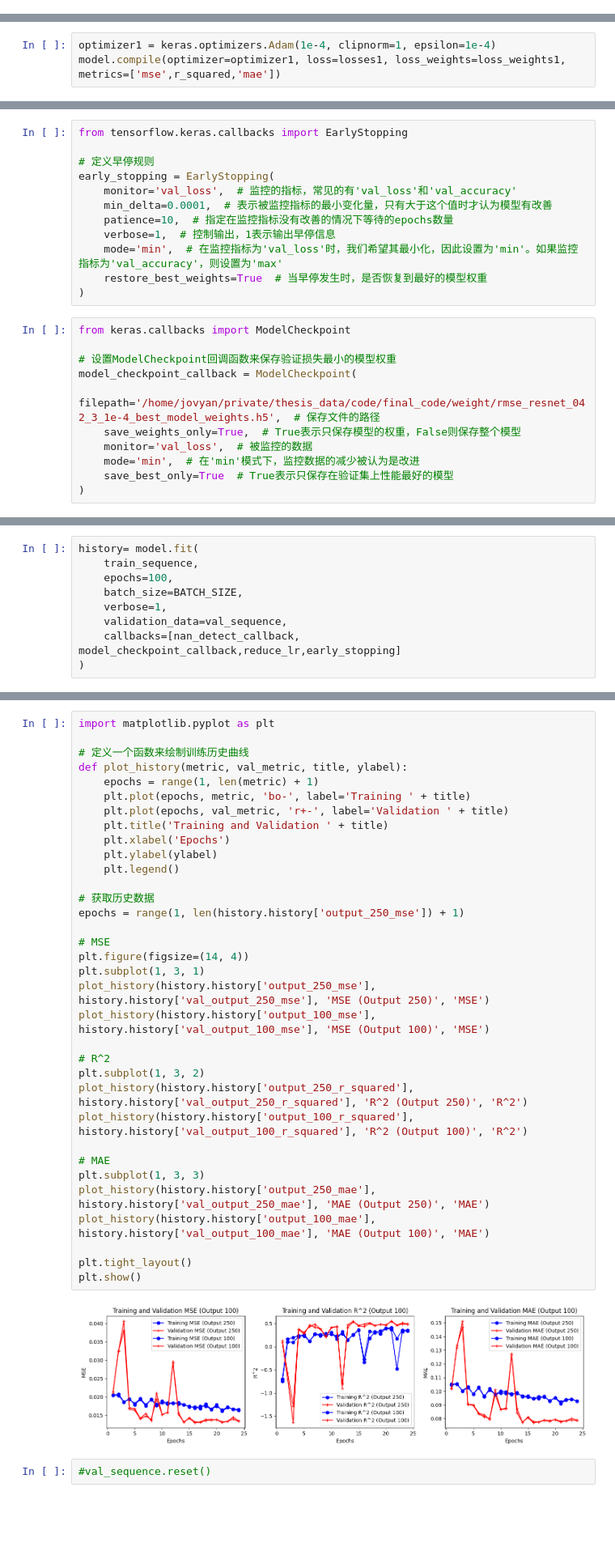
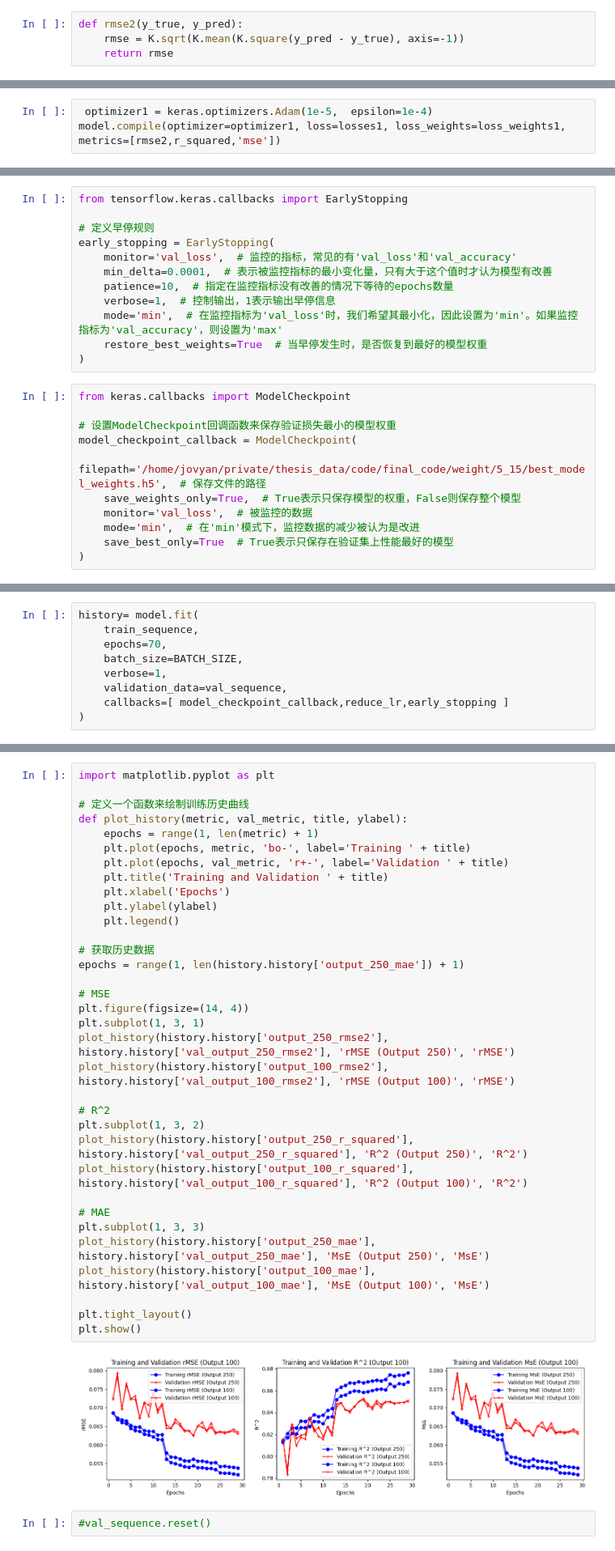
Before and after one commit to liuyi0316/deep-learning-based-multi-source-data-fusion-for-biomass-estimation, a Jupyter notebook: multimodal.ipynb, the cells around one changed output, grey strips where cells are left out. Shown at 81% size. Drawn from its saved outputs; the diff is of its cells as text; blank space fills up the shorter version.

```diff
--- a/multimodal.ipynb
+++ b/multimodal.ipynb
@@ -605,5 +588,9 @@ loss_weights1 = {
 # %%
 from keras import backend as K
+# %%
+def rmse2(y_true, y_pred):
+    rmse = K.sqrt(K.mean(K.square(y_pred - y_true), axis=-1))
+    return rmse
 # %%
 # 自定义 R² 指标函数
 def r_squared(y_true, y_pred):
@@ -627,5 +617,5 @@ class DetectNaNCallback(Callback):
             print(f'NaN detected in weights at epoch {epoch}')
             self.model.stop_training = True
 # %%
-optimizer1 = keras.optimizers.Adam(1e-4, clipnorm=1, epsilon=1e-4)
-model.compile(optimizer=optimizer1, loss=losses1, loss_weights=loss_weights1, metrics=['mse',r_squared,'mae'])
+ optimizer1 = keras.optimizers.Adam(1e-5,  epsilon=1e-4)
+model.compile(optimizer=optimizer1, loss=losses1, loss_weights=loss_weights1, metrics=[rmse2,r_squared,'mse'])
@@ -660,7 +652,7 @@ from keras.callbacks import ModelCheckpoint
 
 # 设置ModelCheckpoint回调函数来保存验证损失最小的模型权重
 model_checkpoint_callback = ModelCheckpoint(
-    filepath='/home/jovyan/private/thesis_data/code/final_code/weight/rmse_resnet_042_3_1e-4_best_model_weights.h5',  # 保存文件的路径
+    filepath='/home/jovyan/private/thesis_data/code/final_code/weight/5_15/best_model_weights.h5',  # 保存文件的路径
     save_weights_only=True,  # True表示只保存模型的权重，False则保存整个模型
     monitor='val_loss',  # 被监控的数据
     mode='min',  # 在'min'模式下，监控数据的减少被认为是改进
@@ -673,10 +668,10 @@ model_checkpoint_callback = ModelCheckpoint(
 # %%
 history= model.fit(
     train_sequence,
-    epochs=100,
+    epochs=70,
     batch_size=BATCH_SIZE,
     verbose=1,
     validation_data=val_sequence,
-    callbacks=[nan_detect_callback, model_checkpoint_callback,reduce_lr,early_stopping]
+    callbacks=[ model_checkpoint_callback,reduce_lr,early_stopping ]
 )
 # %% [output]
@@ -718,38 +713,38 @@ plt.show()
 # %%
 import matplotlib.pyplot as plt
 
 # 定义一个函数来绘制训练历史曲线
 def plot_history(metric, val_metric, title, ylabel):
     epochs = range(1, len(metric) + 1)
     plt.plot(epochs, metric, 'bo-', label='Training ' + title)
     plt.plot(epochs, val_metric, 'r+-', label='Validation ' + title)
     plt.title('Training and Validation ' + title)
     plt.xlabel('Epochs')
     plt.ylabel(ylabel)
     plt.legend()
 
 # 获取历史数据
-epochs = range(1, len(history.history['output_250_mse']) + 1)
+epochs = range(1, len(history.history['output_250_mae']) + 1)
 
 # MSE
 plt.figure(figsize=(14, 4))
 plt.subplot(1, 3, 1)
-plot_history(history.history['output_250_mse'], history.history['val_output_250_mse'], 'MSE (Output 250)', 'MSE')
-plot_history(history.history['output_100_mse'], history.history['val_output_100_mse'], 'MSE (Output 100)', 'MSE')
+plot_history(history.history['output_250_rmse2'], history.history['val_output_250_rmse2'], 'rMSE (Output 250)', 'rMSE')
+plot_history(history.history['output_100_rmse2'], history.history['val_output_100_rmse2'], 'rMSE (Output 100)', 'rMSE')
 
 # R^2
 plt.subplot(1, 3, 2)
 plot_history(history.history['output_250_r_squared'], history.history['val_output_250_r_squared'], 'R^2 (Output 250)', 'R^2')
 plot_history(history.history['output_100_r_squared'], history.history['val_output_100_r_squared'], 'R^2 (Output 100)', 'R^2')
 
 # MAE
 plt.subplot(1, 3, 3)
-plot_history(history.history['output_250_mae'], history.history['val_output_250_mae'], 'MAE (Output 250)', 'MAE')
-plot_history(history.history['output_100_mae'], history.history['val_output_100_mae'], 'MAE (Output 100)', 'MAE')
+plot_history(history.history['output_250_mae'], history.history['val_output_250_mae'], 'MsE (Output 250)', 'MsE')
+plot_history(history.history['output_100_mae'], history.history['val_output_100_mae'], 'MsE (Output 100)', 'MsE')
 
 plt.tight_layout()
 plt.show()
 # %% [output]
-[figure, old version]
+[figure, new version]
 # %%
 #val_sequence.reset()
```
Also changed, not shown: parts of 84 cells of this notebook.
